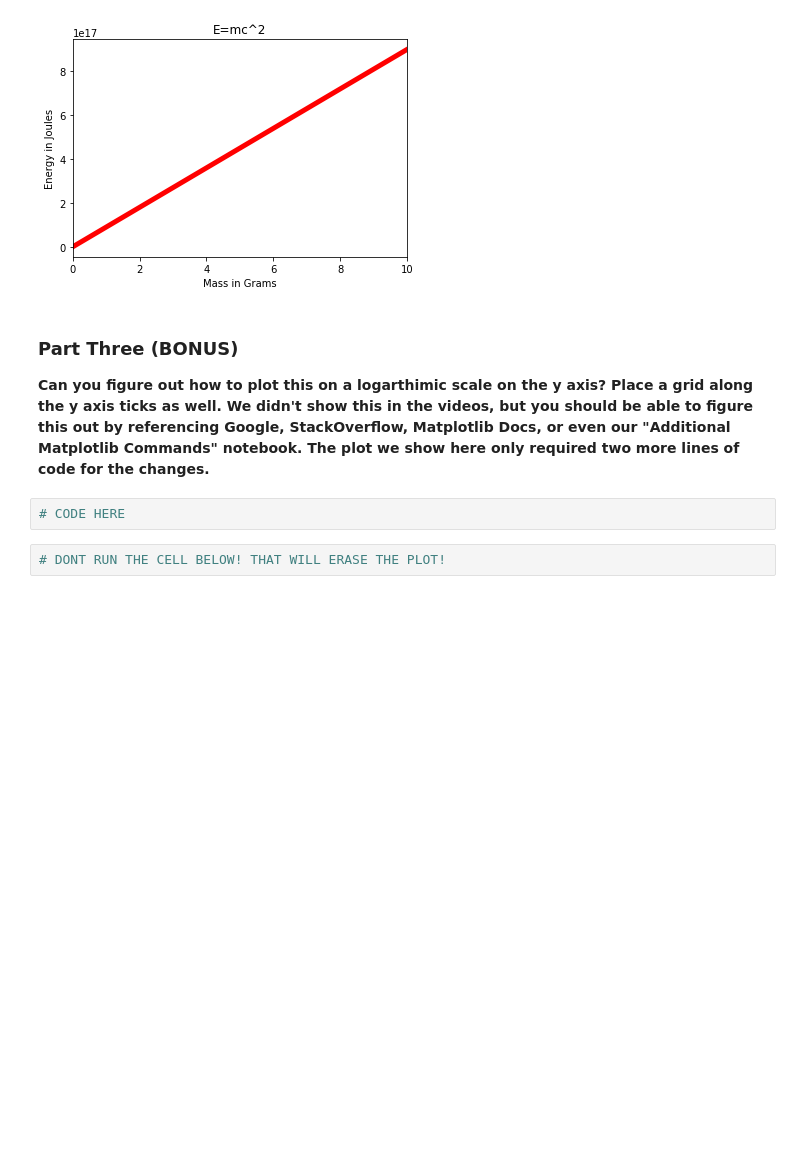
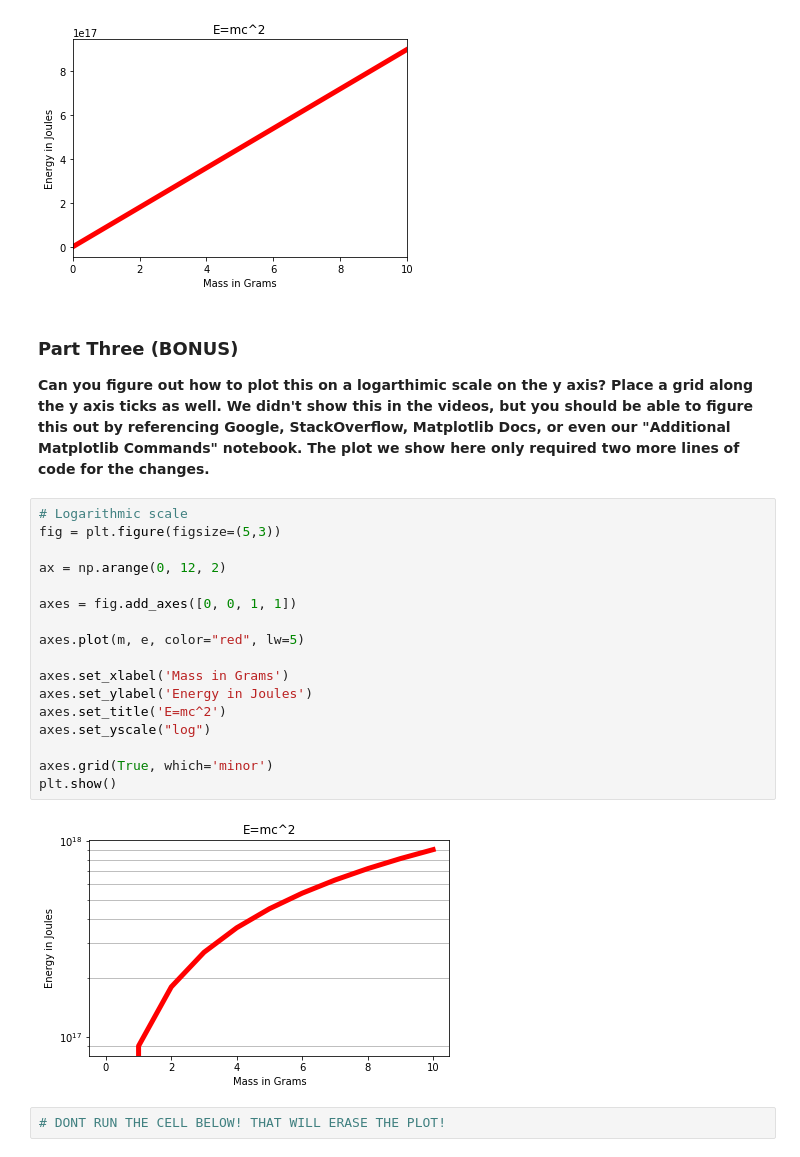
Before and after one commit to Denisse-AB/machine-learning, a Jupyter notebook: Matplotlib Exercises.ipynb, the cells around one changed output. Drawn from its saved outputs; the diff is of its cells as text; blank space fills up the shorter version.

```diff
--- a/Matplotlib Exercises.ipynb
+++ b/Matplotlib Exercises.ipynb
@@ -96,8 +96,25 @@ plt.show()
 ### Part Three (BONUS)
 
 **Can you figure out how to plot this on a logarthimic scale on the y axis? Place a grid along the y axis ticks as well. We didn't show this in the videos, but you should be able to figure this out by referencing Google, StackOverflow, Matplotlib Docs, or even our "Additional Matplotlib Commands" notebook. The plot we show here only required two more lines of code for the changes.**
-# %%
-# CODE HERE
+# %%
+# Logarithmic scale
+fig = plt.figure(figsize=(5,3))
+
+ax = np.arange(0, 12, 2)
+
+axes = fig.add_axes([0, 0, 1, 1])
+
+axes.plot(m, e, color="red", lw=5)
+
+axes.set_xlabel('Mass in Grams')
+axes.set_ylabel('Energy in Joules')
+axes.set_title('E=mc^2')
+axes.set_yscale("log")
+
+axes.grid(True, which='minor')
+plt.show()
+# %% [output]
+[figure, added]
 # %%
 # DONT RUN THE CELL BELOW! THAT WILL ERASE THE PLOT!
 # %%
```
